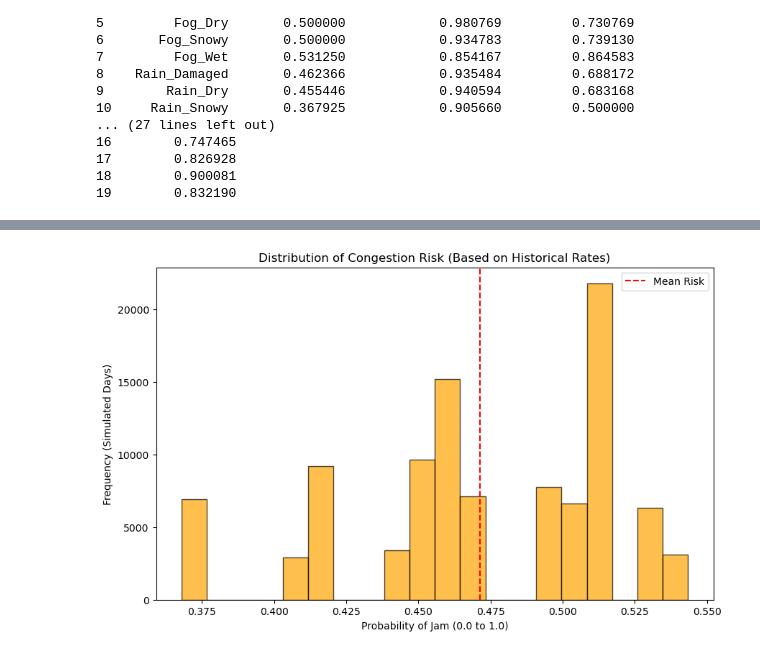
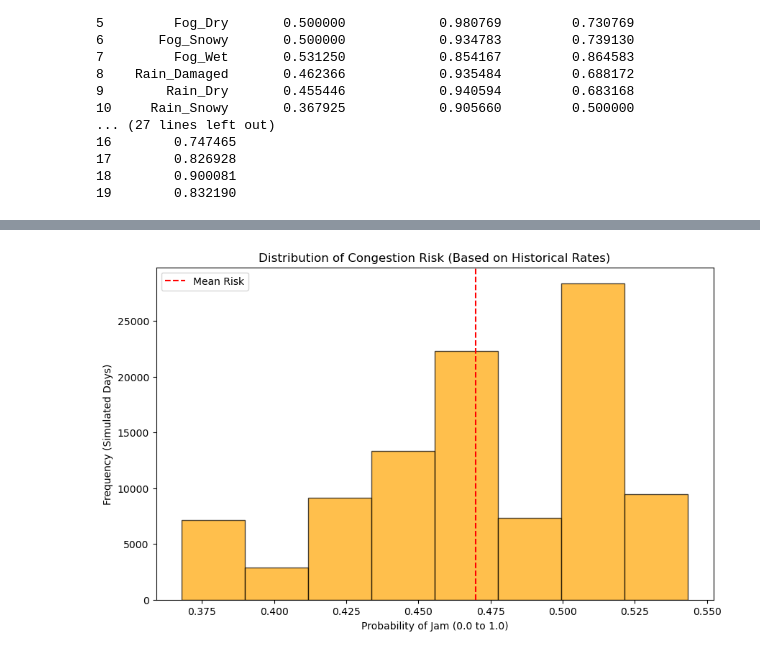
Before and after one commit to Samyadel123/Big-Data-project-, a Jupyter notebook: notebook/monto carlo.ipynb, the cells around one changed output, grey strips where cells are left out. Drawn from its saved outputs; the diff is of its cells as text; code cells hidden in the pictures.

Commit message:
Generated more plots for monte carlo

```diff
--- a/notebook/monto carlo.ipynb
+++ b/notebook/monto carlo.ipynb
@@ -242,21 +242,21 @@ print(f"2. Accident Risk under Bad Weather: {bad_weather_risk:.2%}")
 # %%
 plt.figure(figsize=(10, 6))
 
 # The Risk Profile
 # This shows how many days fell into "High Risk" vs "Low Risk" categories
-plt.hist(sim_with_risk['prob_jam_base'], bins=20, color='orange', edgecolor='black', alpha=0.7)
+plt.hist(sim_with_risk['prob_jam_base'], bins=8, color='orange', edgecolor='black', alpha=0.7)
 
 plt.title("Distribution of Congestion Risk (Based on Historical Rates)")
 plt.xlabel("Probability of Jam (0.0 to 1.0)")
 plt.ylabel("Frequency (Simulated Days)")
 plt.axvline(total_jam_prob, color='red', linestyle='dashed', label='Mean Risk')
 plt.legend()
 
 plt.savefig('../gold/Distribution of Congestion Risk.png') #
 
 plt.show()
 # %% [output]
-[figure, old version]
+[figure, new version]
 # %%
 sns.kdeplot(sim_with_risk['simulated_congestion_level'],
             color='darkblue',
```
Also changed, not shown: parts of 6 cells of this notebook, 5 other files.
